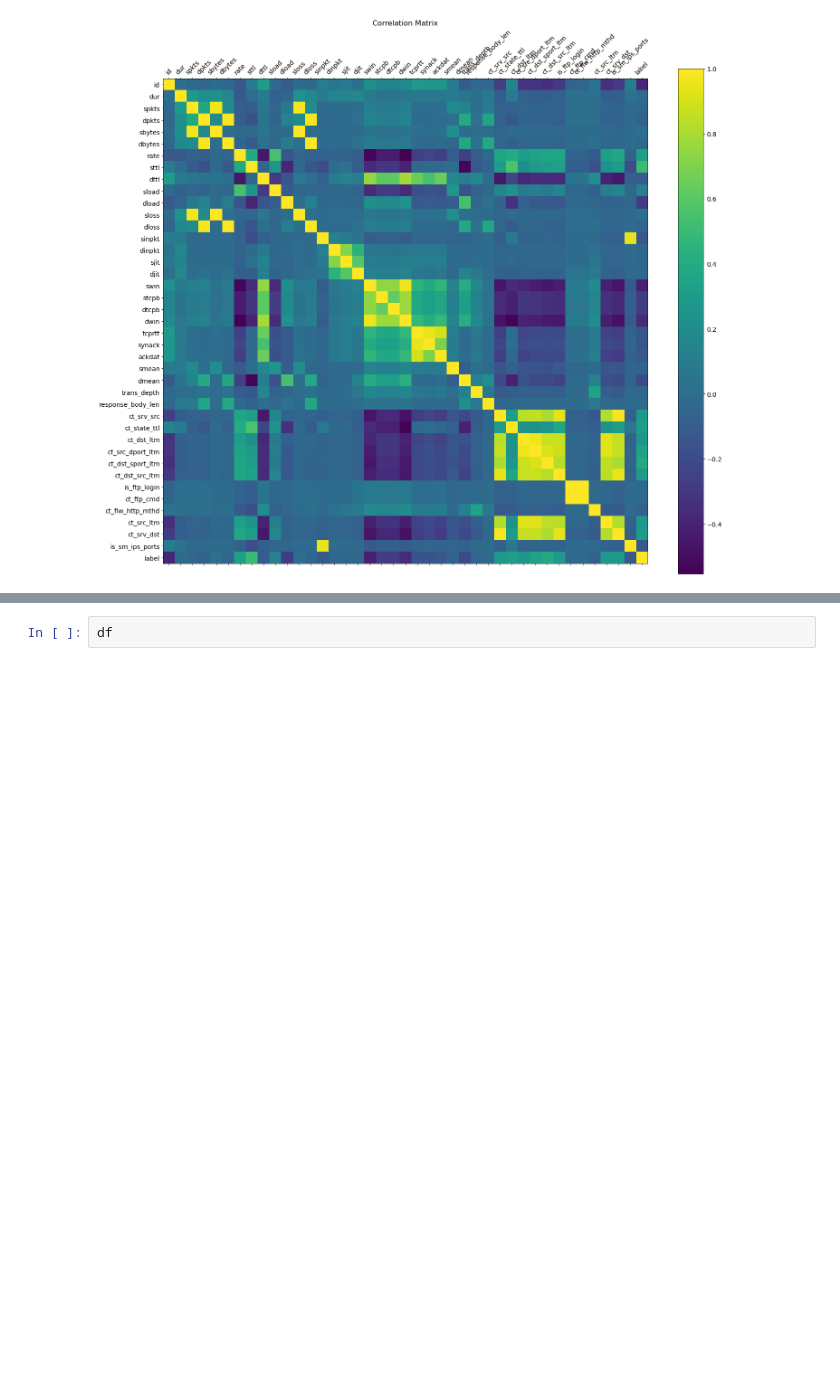
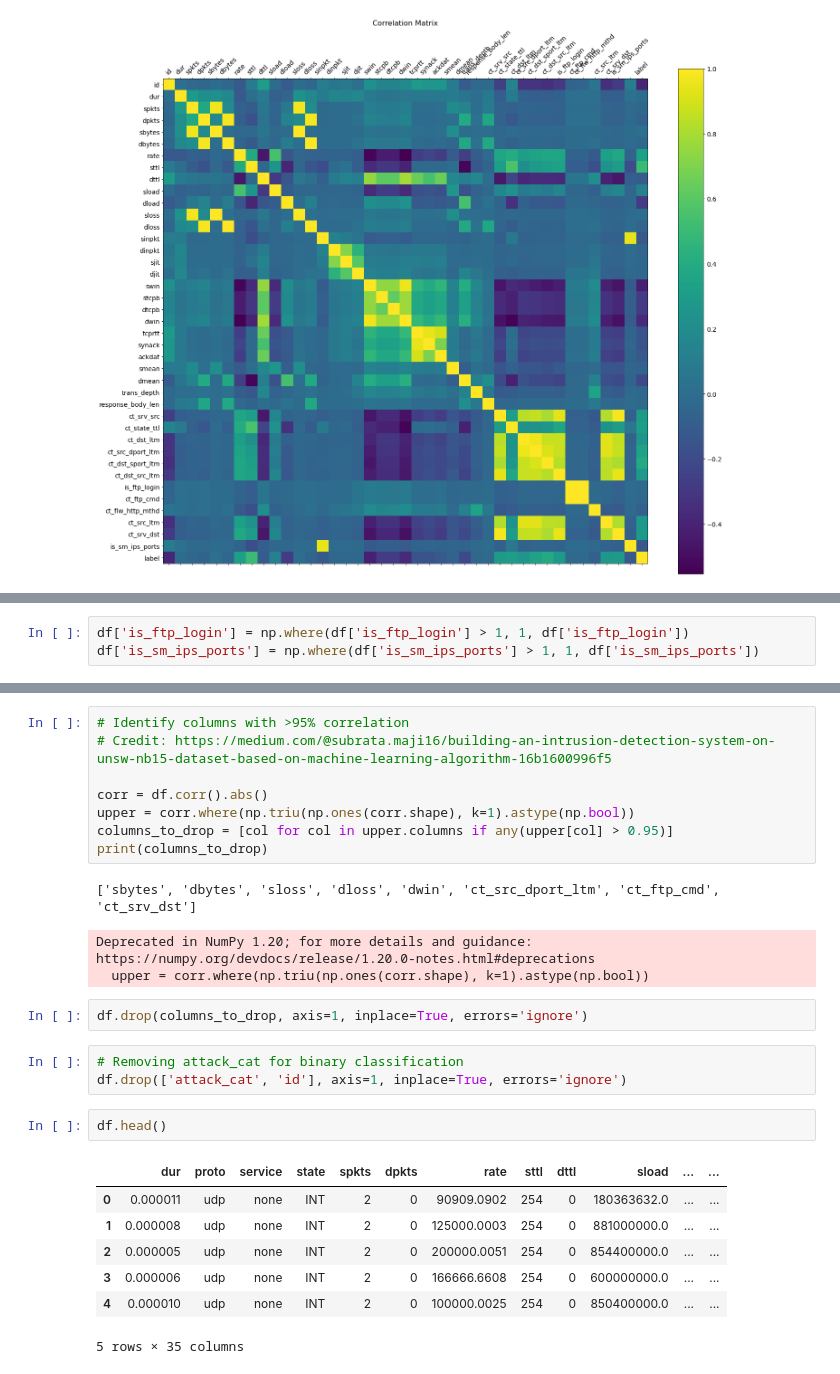
Before and after one commit to cwperks/EAI6980, a Jupyter notebook: Final Project.ipynb, the cells around one changed output, grey strips where cells are left out. Drawn from its saved outputs; the diff is of its cells as text; blank space fills up the shorter version.

Commit message:
Project updates for dataset preparation

```diff
--- a/Final Project.ipynb
+++ b/Final Project.ipynb
@@ -100,0 +183,3 @@ plt.title('Correlation Matrix', fontsize=16);
+# %%
+df['is_ftp_login'] = np.where(df['is_ftp_login'] > 1, 1, df['is_ftp_login'])
+df['is_sm_ips_ports'] = np.where(df['is_sm_ips_ports'] > 1, 1, df['is_sm_ips_ports'])
@@ -101,2 +198,27 @@ plt.title('Correlation Matrix', fontsize=16);
+# %%
+# Identify columns with >95% correlation
+# Credit: https://medium.com/@subrata.maji16/building-an-intrusion-detection-system-on-unsw-nb15-dataset-based-on-machine-learning-algorithm-16b1600996f5
+
+corr = df.corr().abs()
+upper = corr.where(np.triu(np.ones(corr.shape), k=1).astype(np.bool))
+columns_to_drop = [col for col in upper.columns if any(upper[col] > 0.95)]
+print(columns_to_drop)
+# %% [output]
+['sbytes', 'dbytes', 'sloss', 'dloss', 'dwin', 'ct_src_dport_ltm', 'ct_ftp_cmd', 'ct_srv_dst']
+Deprecated in NumPy 1.20; for more details and guidance: https://numpy.org/devdocs/release/1.20.0-notes.html#deprecations
+  upper = corr.where(np.triu(np.ones(corr.shape), k=1).astype(np.bool))
+# %%
+df.drop(columns_to_drop, axis=1, inplace=True, errors='ignore')
+# %%
+# Removing attack_cat for binary classification
+df.drop(['attack_cat', 'id'], axis=1, inplace=True, errors='ignore')
 # %%
-df
+df.head()
+# %% [output]
+|  | dur | proto | service | state | spkts | dpkts | rate | sttl | dttl | sload | ... | ... |
+| 0 | 0.000011 | udp | none | INT | 2 | 0 | 90909.0902 | 254 | 0 | 180363632.0 | ... | ... |
+| 1 | 0.000008 | udp | none | INT | 2 | 0 | 125000.0003 | 254 | 0 | 881000000.0 | ... | ... |
+| 2 | 0.000005 | udp | none | INT | 2 | 0 | 200000.0051 | 254 | 0 | 854400000.0 | ... | ... |
+| 3 | 0.000006 | udp | none | INT | 2 | 0 | 166666.6608 | 254 | 0 | 600000000.0 | ... | ... |
+| 4 | 0.000010 | udp | none | INT | 2 | 0 | 100000.0025 | 254 | 0 | 850400000.0 | ... | ... |
+5 rows × 35 columns
```
Also changed, not shown: parts of 16 cells of this notebook, 2 other files.
